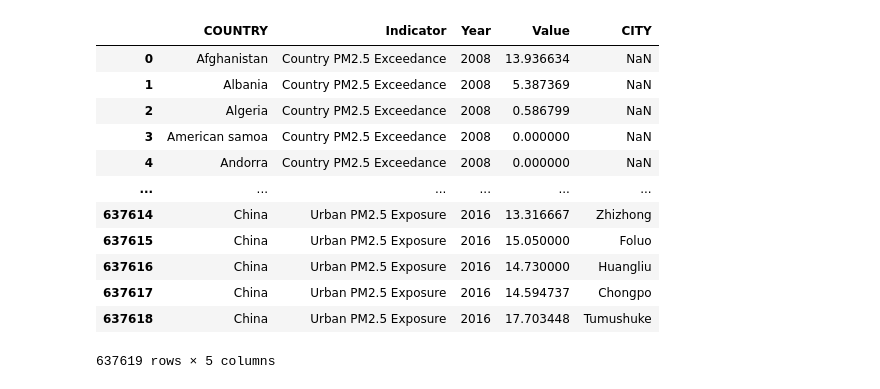
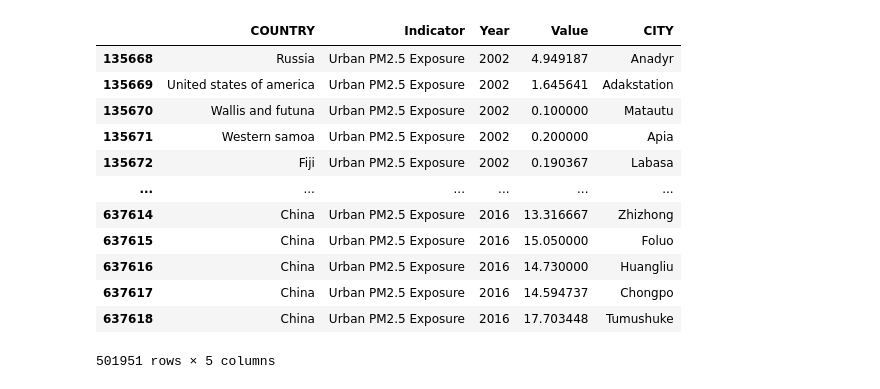
Before and after one commit to dalejandroabel/NASA-Space-Apps, a Jupyter notebook: Juan_xlxs/PM.ipynb, the cells around one changed output. Cells and saved outputs as stored; diff of their text form; code cells hidden in the pictures.

```diff
--- a/Juan_xlxs/PM.ipynb
+++ b/Juan_xlxs/PM.ipynb
@@ -161,16 +159,20 @@ Cannot parse header or footer so it will be ignored
-# %%
-df_combined
-# %% [output]
-|  | COUNTRY | Indicator | Year | Value | CITY |
-| 0 | Afghanistan | Country PM2.5 Exceedance | 2008 | 13.936634 | NaN |
-| 1 | Albania | Country PM2.5 Exceedance | 2008 | 5.387369 | NaN |
-| 2 | Algeria | Country PM2.5 Exceedance | 2008 | 0.586799 | NaN |
-| 3 | American samoa | Country PM2.5 Exceedance | 2008 | 0.000000 | NaN |
-| 4 | Andorra | Country PM2.5 Exceedance | 2008 | 0.000000 | NaN |
-| ... | ... | ... | ... | ... | ... |
-| 637614 | China | Urban PM2.5 Exposure | 2016 | 13.316667 | Zhizhong |
-| 637615 | China | Urban PM2.5 Exposure | 2016 | 15.050000 | Foluo |
-| 637616 | China | Urban PM2.5 Exposure | 2016 | 14.730000 | Huangliu |
-| 637617 | China | Urban PM2.5 Exposure | 2016 | 14.594737 | Chongpo |
-| 637618 | China | Urban PM2.5 Exposure | 2016 | 17.703448 | Tumushuke |
-637619 rows × 5 columns
+# %%
+# Vamos a eliminar las entradas cuyos valores de la colmna 'city' sean nulos
+df_combined = df_combined.dropna(subset=['CITY'])
+# Vamos a eliminar las entradas cuyos valores de 'year' sean menores a 2002
+df_combined = df_combined[df_combined['Year'] >= 2002]
+df_combined
+# %% [output]
+|  | COUNTRY | Indicator | Year | Value | CITY |
+| 135668 | Russia | Urban PM2.5 Exposure | 2002 | 4.949187 | Anadyr |
+| 135669 | United states of america | Urban PM2.5 Exposure | 2002 | 1.645641 | Adakstation |
+| 135670 | Wallis and futuna | Urban PM2.5 Exposure | 2002 | 0.100000 | Matautu |
+| 135671 | Western samoa | Urban PM2.5 Exposure | 2002 | 0.200000 | Apia |
+| 135672 | Fiji | Urban PM2.5 Exposure | 2002 | 0.190367 | Labasa |
+| ... | ... | ... | ... | ... | ... |
+| 637614 | China | Urban PM2.5 Exposure | 2016 | 13.316667 | Zhizhong |
+| 637615 | China | Urban PM2.5 Exposure | 2016 | 15.050000 | Foluo |
+| 637616 | China | Urban PM2.5 Exposure | 2016 | 14.730000 | Huangliu |
+| 637617 | China | Urban PM2.5 Exposure | 2016 | 14.594737 | Chongpo |
+| 637618 | China | Urban PM2.5 Exposure | 2016 | 17.703448 | Tumushuke |
+501951 rows × 5 columns
```
Also changed, not shown: parts of 5 cells of this notebook, 1 other file.
